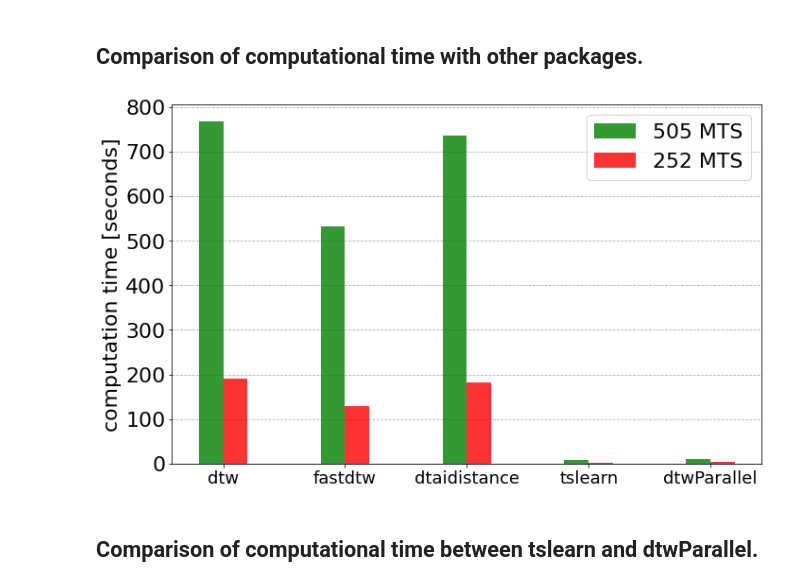
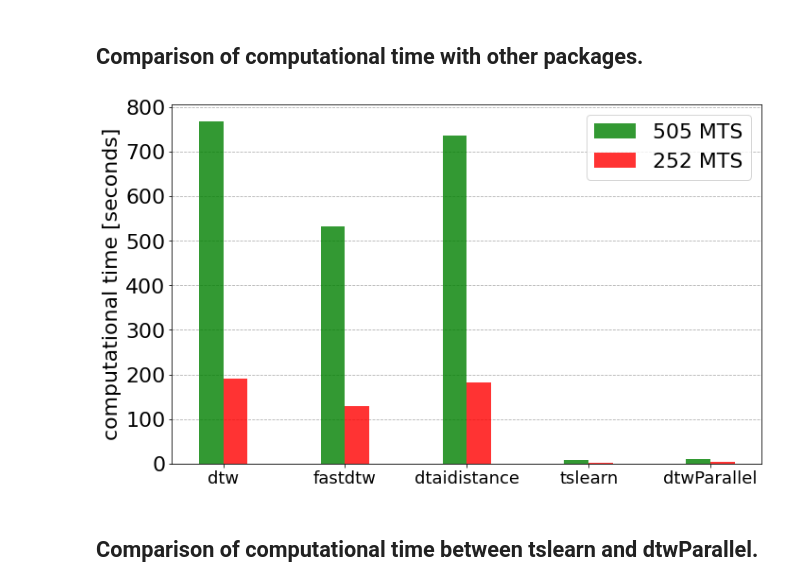
Before and after one commit to oscarescuderoarnanz/dtwParallel, a Jupyter notebook: exampleData/CodeExamples/plot_timeExamples_V2.ipynb, the cells around one changed output. Drawn from its saved outputs; the diff is of its cells as text; code cells hidden in the pictures.

```diff
--- a/exampleData/CodeExamples/plot_timeExamples_V2.ipynb
+++ b/exampleData/CodeExamples/plot_timeExamples_V2.ipynb
@@ -145,24 +145,24 @@ values_252 = [dtw_value, fastdtw_value, dtaidistance_value, tslearn_value, dtwPa
 # %%
 fig,axis = plt.subplots(1,1,figsize=(10,6))
 
 numberOfTestPackage = 5
 
 plt.bar(np.arange(numberOfTestPackage), values_505, color='green', width=0.2, alpha=0.8, label="505 MTS")
 plt.bar(np.arange(numberOfTestPackage)+0.2, values_252, color='red', width=0.2, alpha=0.8, label="252 MTS")
 
 keys_finales = ['dtw', 'fastdtw', 'dtaidistance', 'tslearn', 'dtwParallel']
 plt.xticks(np.arange(numberOfTestPackage)+0.1, keys_finales, fontsize=18)
 keys_finales_2 = np.arange(0,850,100)
 plt.yticks(keys_finales_2, fontsize=22)
-axis.set_ylabel('computation time [seconds]',fontsize=22)
+axis.set_ylabel('computational time [seconds]',fontsize=22)
 plt.tight_layout()
 axis.yaxis.grid(linestyle = 'dashed')  # grid lines
 axis.set_axisbelow(True)  # grid lines are behind the rest
 plt.legend(fontsize=22)
 
 plt.savefig("./Figures/comparativeTime.pdf")
 # %% [output]
-[figure, old version]
+[figure, new version]
 # %% [markdown]
 ## Comparison of computational time between tslearn and dtwParallel.
 # %%
```
Also changed, not shown: parts of 2 cells of this notebook, 10 other files.
